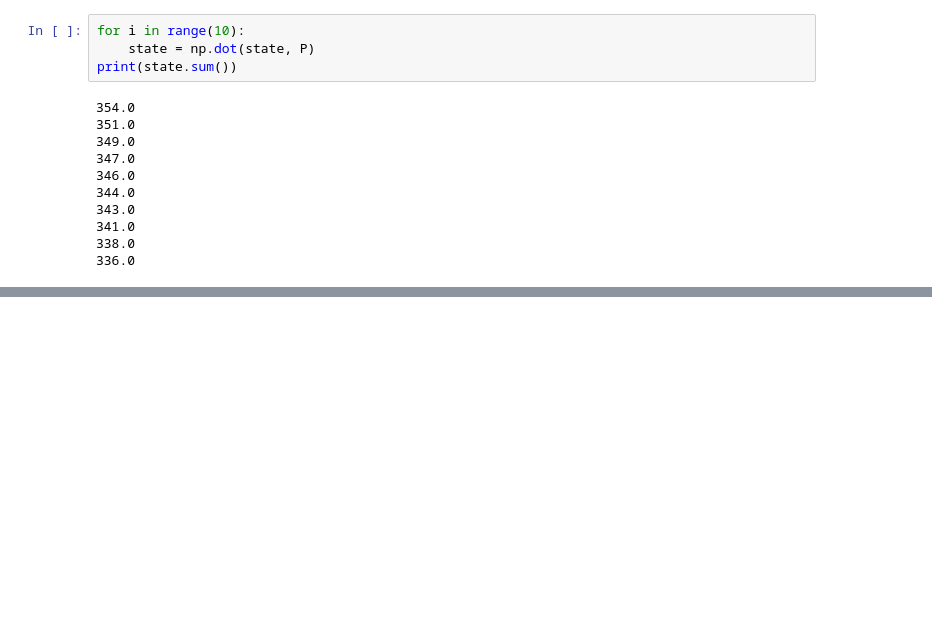
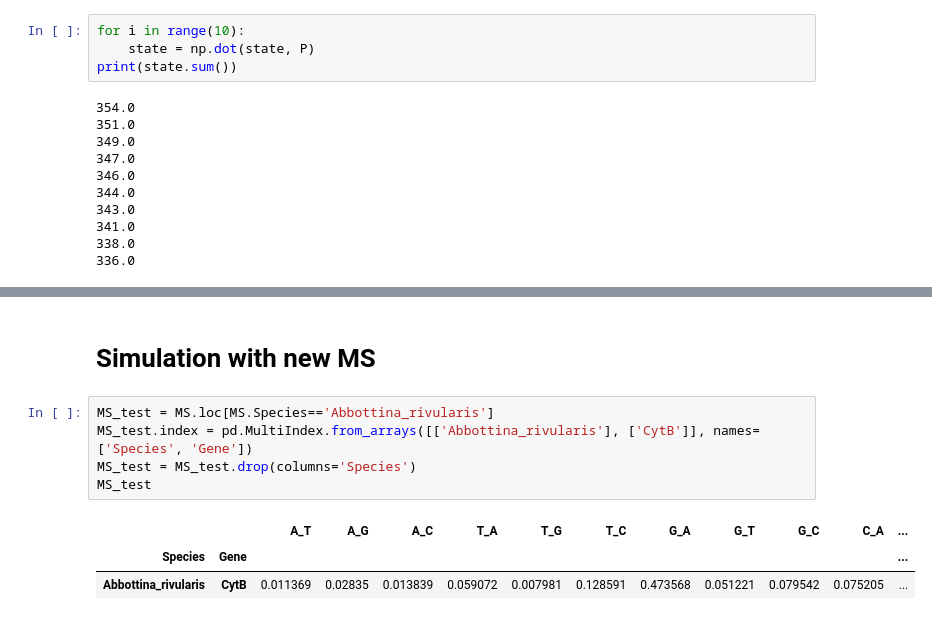
Before and after one commit to mitoclub/pr-29-trna-or-mutagenesis, a Jupyter notebook: local scripts/Simulation.ipynb, the cells around one changed output, grey strips where cells are left out. Drawn from its saved outputs; the diff is of its cells as text; blank space fills up the shorter version.

```diff
--- a/local scripts/Simulation.ipynb
+++ b/local scripts/Simulation.ipynb
@@ -1502,3 +1695,14 @@ print(state)
  0.00994932 0.00696925 0.00601582 0.00548724 0.01690419 0.01184096
  0.01022105 0.00932299 0.01352335 0.00947277 0.00817684 0.00745839
  0.03100712 0.0217197  0.01874832 0.01710102]
+# %% [markdown]
+# Simulation with new MS
+# %%
+MS_test = MS.loc[MS.Species=='Abbottina_rivularis']
+MS_test.index = pd.MultiIndex.from_arrays([['Abbottina_rivularis'], ['CytB']], names=['Species', 'Gene'])
+MS_test = MS_test.drop(columns='Species')
+MS_test
+# %% [output]
+|  |  | A_T | A_G | A_C | T_A | T_G | T_C | G_A | G_T | G_C | C_A | ... |
+| Species | Gene |  |  |  |  |  |  |  |  |  |  | ... |
+| Abbottina_rivularis | CytB | 0.011369 | 0.02835 | 0.013839 | 0.059072 | 0.007981 | 0.128591 | 0.473568 | 0.051221 | 0.079542 | 0.075205 | ... |
```
Also changed, not shown: parts of 43 cells of this notebook, 2 other files.
